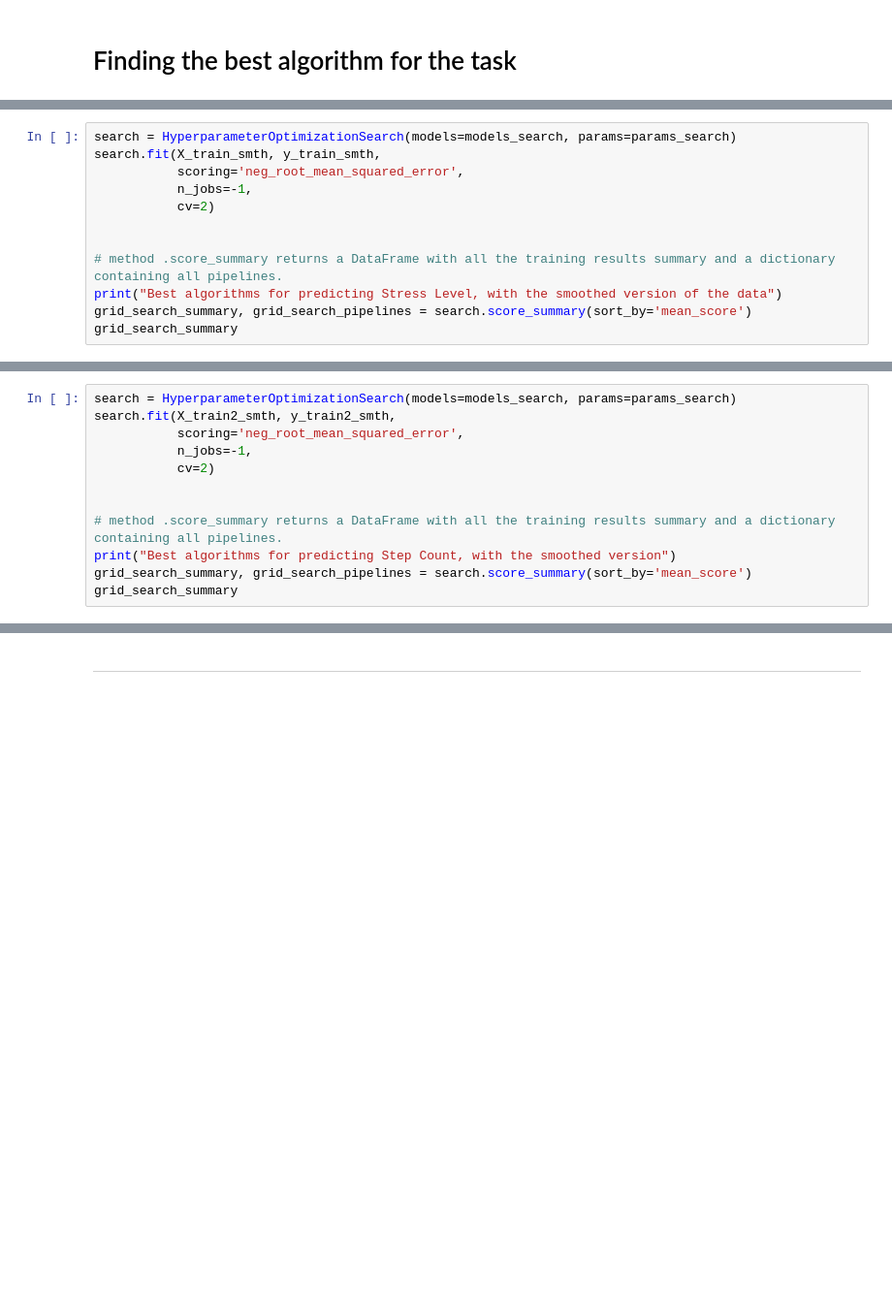
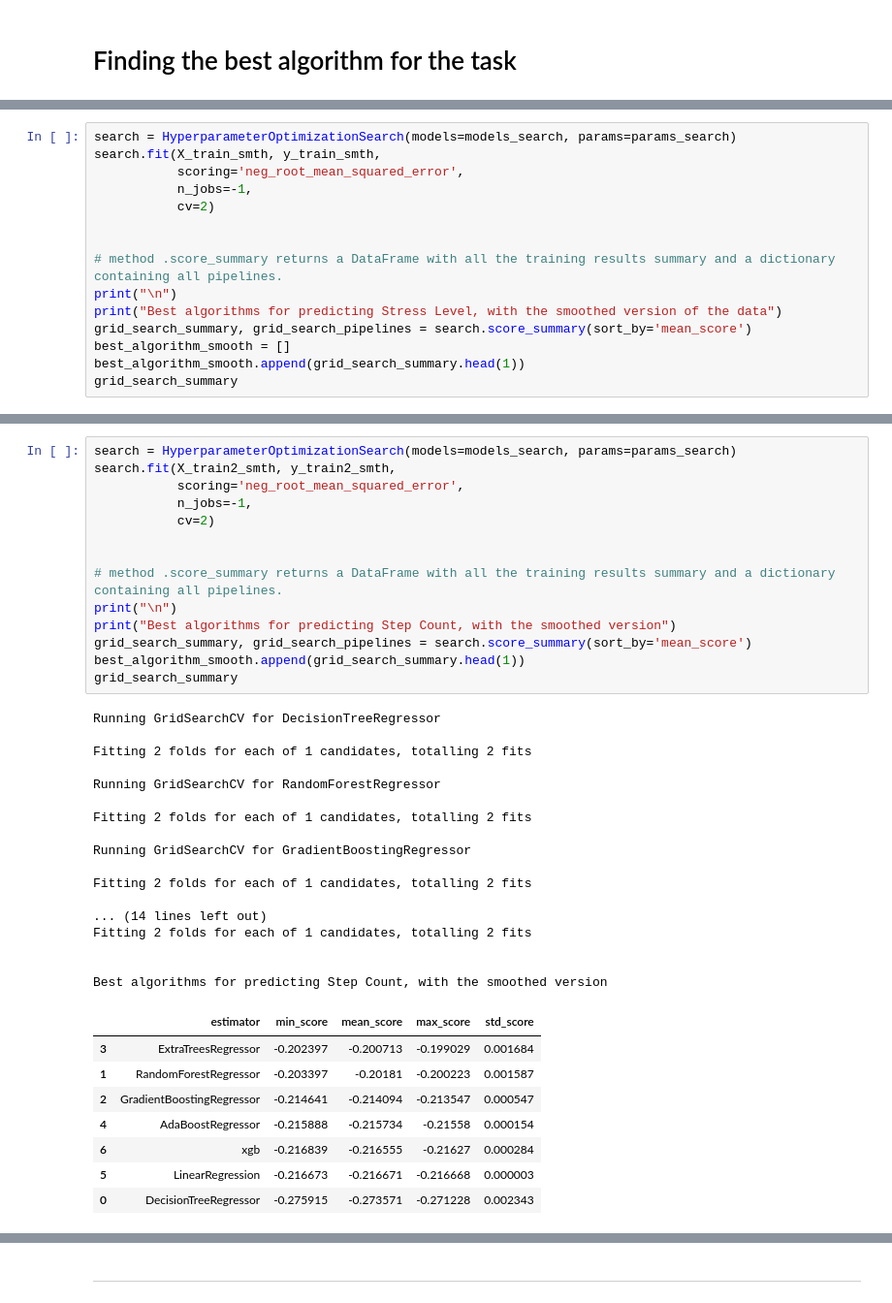
Before and after one commit to MaxBWiseman/Predictive_Analytics_Project, a Jupyter notebook: jupyter_notebooks/Feature_Engineering_Notebook.ipynb, the cells around one changed output, grey strips where cells are left out. Shown at 97% size. Saved outputs shown, nothing was run; the diff lists cells and outputs as text; blank space fills up the shorter version.

```diff
--- a/jupyter_notebooks/Feature_Engineering_Notebook.ipynb
+++ b/jupyter_notebooks/Feature_Engineering_Notebook.ipynb
@@ -736,8 +743,11 @@ search.fit(X_train_smth, y_train_smth,
 
 
 # method .score_summary returns a DataFrame with all the training results summary and a dictionary containing all pipelines.
+print("\n")
 print("Best algorithms for predicting Stress Level, with the smoothed version of the data")
 grid_search_summary, grid_search_pipelines = search.score_summary(sort_by='mean_score')
+best_algorithm_smooth = []
+best_algorithm_smooth.append(grid_search_summary.head(1))
 grid_search_summary
 # %% [output]
 Running GridSearchCV for DecisionTreeRegressor
@@ -768,12 +778,40 @@ Best algorithms for predicting Stress Level, with the smoothed version
 # %%
 search = HyperparameterOptimizationSearch(models=models_search, params=params_search)
 search.fit(X_train2_smth, y_train2_smth,
            scoring='neg_root_mean_squared_error',
            n_jobs=-1,
            cv=2)
 
 
 # method .score_summary returns a DataFrame with all the training results summary and a dictionary containing all pipelines.
+print("\n")
 print("Best algorithms for predicting Step Count, with the smoothed version")
 grid_search_summary, grid_search_pipelines = search.score_summary(sort_by='mean_score')
+best_algorithm_smooth.append(grid_search_summary.head(1))
 grid_search_summary
+# %% [output]
+Running GridSearchCV for DecisionTreeRegressor
+
+Fitting 2 folds for each of 1 candidates, totalling 2 fits
+
+Running GridSearchCV for RandomForestRegressor
+
+Fitting 2 folds for each of 1 candidates, totalling 2 fits
+
+Running GridSearchCV for GradientBoostingRegressor
+
+Fitting 2 folds for each of 1 candidates, totalling 2 fits
+
+... (14 lines left out)
+Fitting 2 folds for each of 1 candidates, totalling 2 fits
+
+
+Best algorithms for predicting Step Count, with the smoothed version
+|  | estimator | min_score | mean_score | max_score | std_score |
+| 3 | ExtraTreesRegressor | -0.202397 | -0.200713 | -0.199029 | 0.001684 |
+| 1 | RandomForestRegressor | -0.203397 | -0.20181 | -0.200223 | 0.001587 |
+| 2 | GradientBoostingRegressor | -0.214641 | -0.214094 | -0.213547 | 0.000547 |
+| 4 | AdaBoostRegressor | -0.215888 | -0.215734 | -0.21558 | 0.000154 |
+| 6 | xgb | -0.216839 | -0.216555 | -0.21627 | 0.000284 |
+| 5 | LinearRegression | -0.216673 | -0.216671 | -0.216668 | 0.000003 |
+| 0 | DecisionTreeRegressor | -0.275915 | -0.273571 | -0.271228 | 0.002343 |
```
Also changed, not shown: parts of 12 cells of this notebook.
